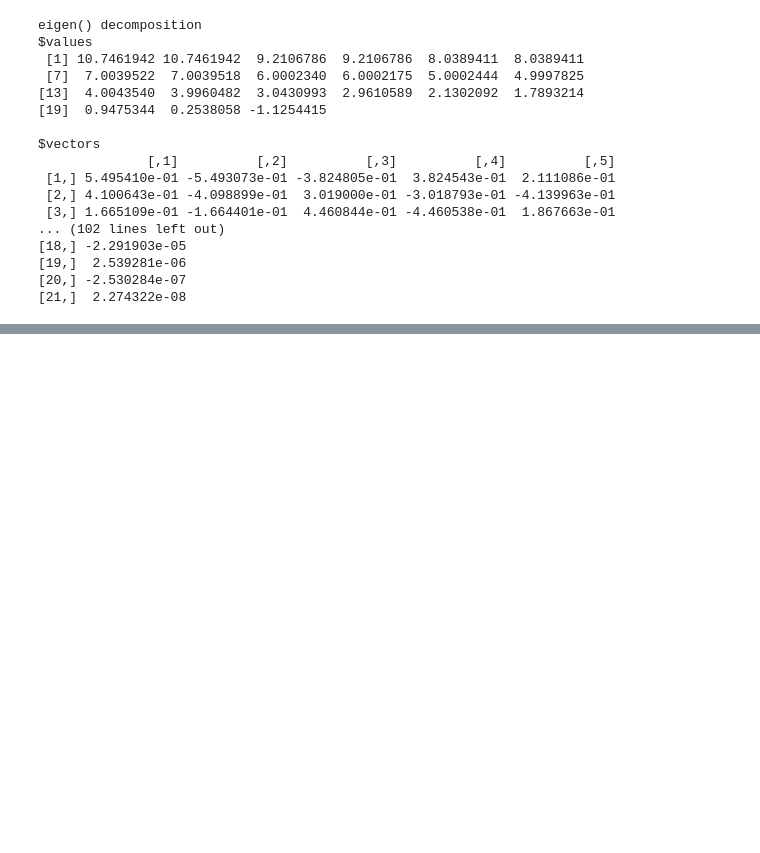
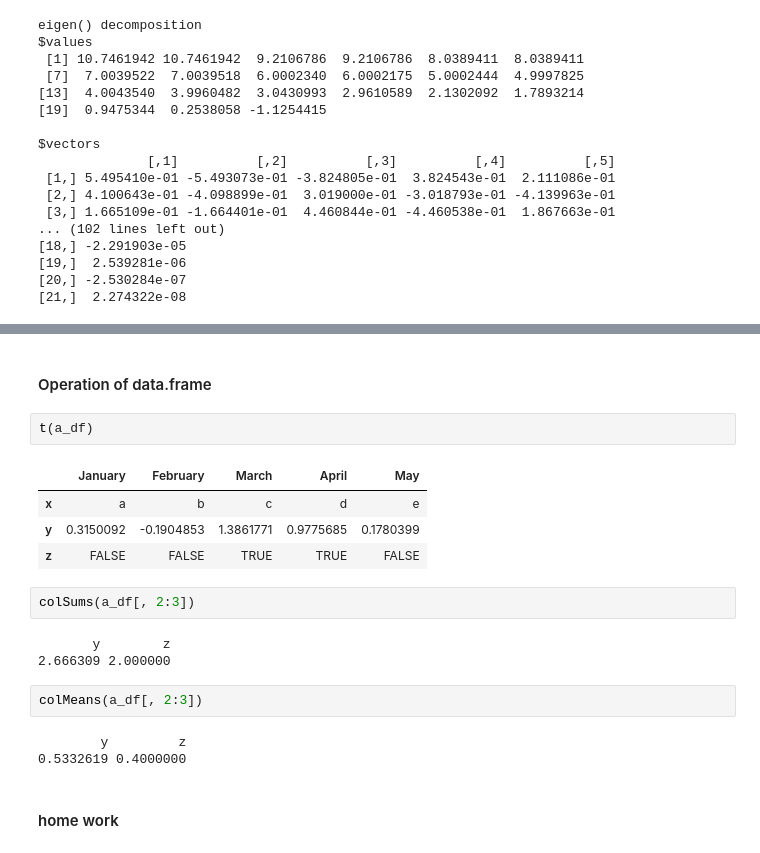
Before and after one commit to KayTony/R-in-Action, a Jupyter notebook: experiments/learning R.ipynb, the cells around one changed output, grey strips where cells are left out. Cells and saved outputs as stored; diff of their text form; blank space fills up the shorter version.

```diff
--- a/experiments/learning R.ipynb
+++ b/experiments/learning R.ipynb
@@ -361,0 +626,21 @@ $vectors
+# %% [markdown]
+#### Operation of data.frame
+# %%
+t(a_df)
+# %% [output]
+|  | January | February | March | April | May |
+| x | a | b | c | d | e |
+| y | 0.3150092 | -0.1904853 | 1.3861771 | 0.9775685 | 0.1780399 |
+| z | FALSE | FALSE | TRUE | TRUE | FALSE |
+# %%
+colSums(a_df[, 2:3])
+# %% [output]
+       y        z
+2.666309 2.000000
+# %%
+colMeans(a_df[, 2:3])
+# %% [output]
+        y         z
+0.5332619 0.4000000
+# %% [markdown]
+#### home work
```
Also changed, not shown: parts of 36 cells of this notebook.
